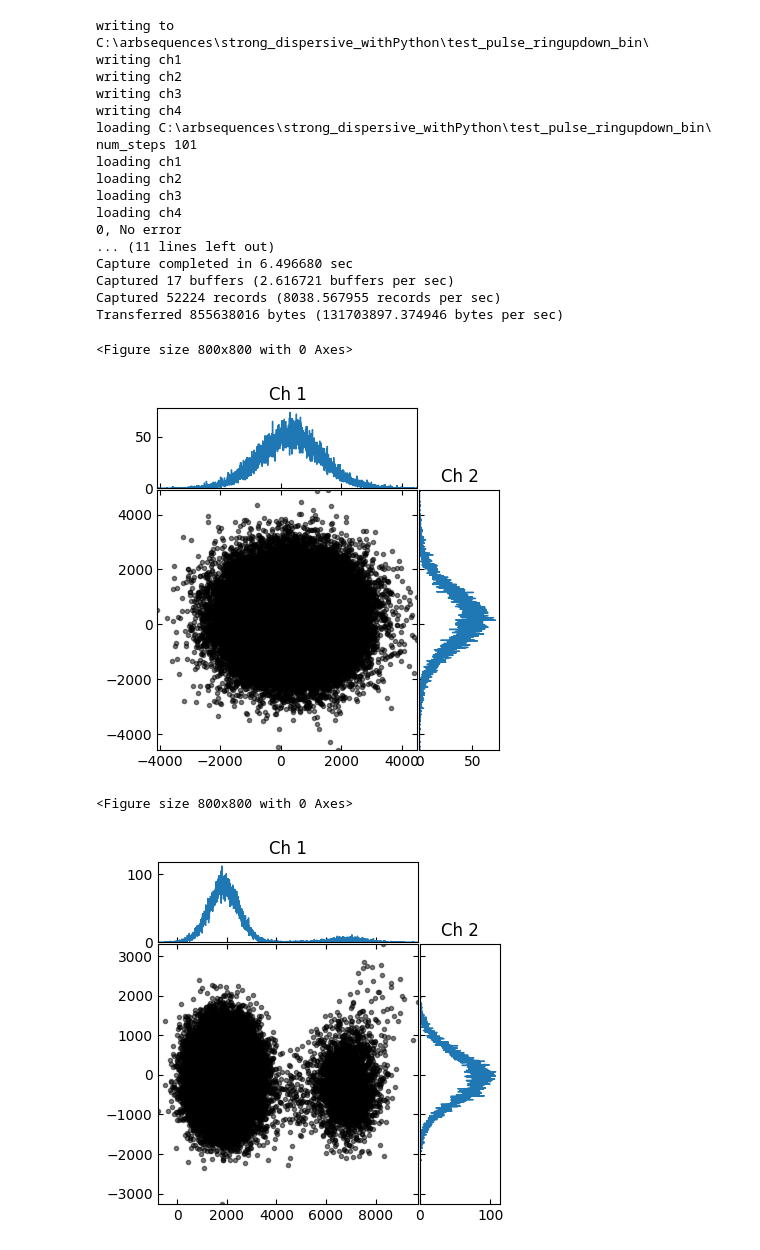
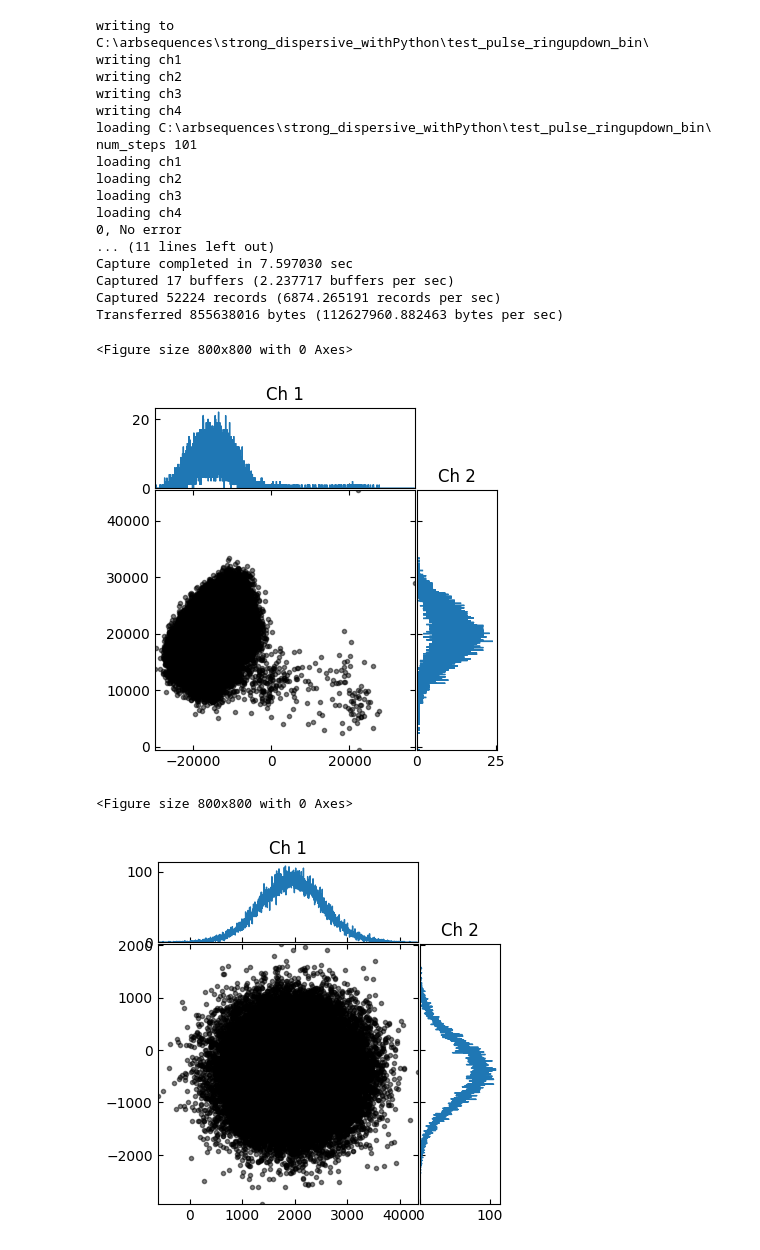
Before and after one commit to Katermurch/BlueFridgeNonLin, a Jupyter notebook: qubit_spectroscopy.ipynb, the cells around one changed output. Drawn from its saved outputs; the diff is of its cells as text; code cells hidden in the pictures.

```diff
--- a/qubit_spectroscopy.ipynb
+++ b/qubit_spectroscopy.ipynb
@@ -25,0 +18,13 @@ Qubit(RO_IF=None, qubit_thr=[-10000, 1900], ro_amp=0.4, ro_freq=6.6556, RO_LO_pw
+# %%
+q1 = Qubit(q1_dict, readout_dict)
+q2 = Qubit(q2_dict, readout_dict)
+q3 = Qubit(q3_dict, readout_dict)
+q4 = Qubit(q4_dict, readout_dict)
+q5 = Qubit(q5_dict, readout_dict)
+readout = Readout(readout_dict)
+print(f"{q1}\n{q2}")
+bnc.set_bnc_output(readout.RO_LO,power_dBm=readout.RO_LO_pwr, bnc_addr=bnc_address['target_bnc_black'])
+bnc.set_bnc_output(general_vals_dict['TWPA_freq'], power_dBm=general_vals_dict['TWPA_pwr'], bnc_addr=bnc_address['agilent_function_generator'])
+bnc.set_bnc_output(
+    general_vals_dict["qubit_bnc"], power_dBm=13, bnc_addr=bnc_address['target_bnc_6']
+)
@@ -26,47 +34,47 @@ Qubit(RO_IF=None, qubit_thr=[-10000, 1900], ro_amp=0.4, ro_freq=6.6556, RO_LO_pw
 # %%
 num_steps =101
-f1=-.2
-f2=-.1
+f1=-.15
+f2=-.05
 
 reps = 500
+general_vals_dict["wx_amps"]=[1.0, 1, 0.5, .4]
 spec.spectroscopy_ge(
-    q2,
-    q1,
+    q3,
     general_vals_dict,
     ssm_start=f1,
     ssm_stop=f2,
     spec_amp=0.1,
     sweep_time=10000,
     verbose=False,
 )
 wx.wx_set_and_amplitude_and_offset(amp=general_vals_dict["wx_amps"],
                                     offset=general_vals_dict["wx_offs"])
 # Acquire the raw IQ data
 values = daq.run_daq_het_2q(q1, q2,
                             num_patterns=num_steps,
                             num_records_per_pattern=reps,
                             verbose=True)
 # %% [output]
 writing to C:\arbsequences\strong_dispersive_withPython\test_pulse_ringupdown_bin\
 writing ch1
 writing ch2
 writing ch3
 writing ch4
 loading C:\arbsequences\strong_dispersive_withPython\test_pulse_ringupdown_bin\
 num_steps 101
 loading ch1
 loading ch2
 loading ch3
 loading ch4
 0, No error
 ... (11 lines left out)
-Capture completed in 6.496680 sec
-Captured 17 buffers (2.616721 buffers per sec)
-Captured 52224 records (8038.567955 records per sec)
-Transferred 855638016 bytes (131703897.374946 bytes per sec)
+Capture completed in 7.597030 sec
+Captured 17 buffers (2.237717 buffers per sec)
+Captured 52224 records (6874.265191 records per sec)
+Transferred 855638016 bytes (112627960.882463 bytes per sec)
 <Figure size 800x800 with 0 Axes>
-[figure, old version]
+[figure, new version]
 <Figure size 800x800 with 0 Axes>
-[figure, old version]
+[figure, new version]
 # %%
 freq_list = np.linspace(f1, f2, num_steps)
```
Also changed, not shown: parts of 4 cells of this notebook, 5 other files.
